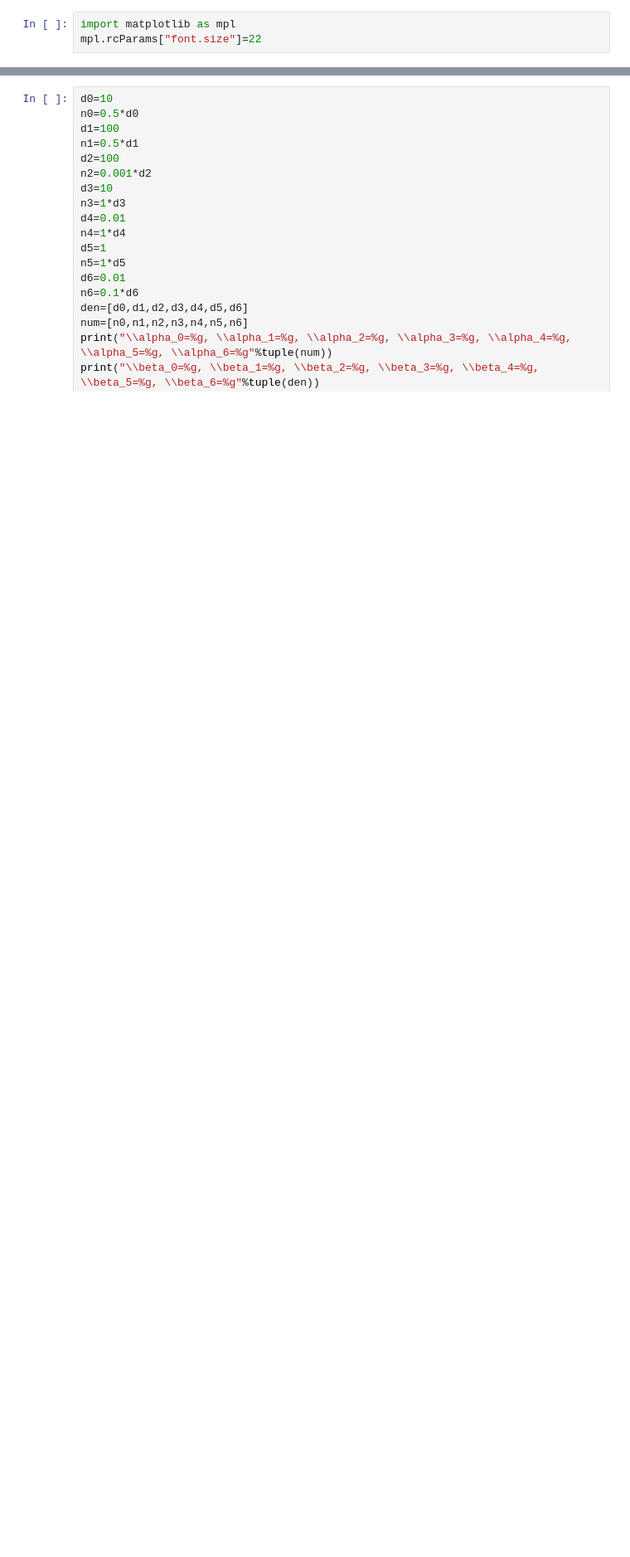
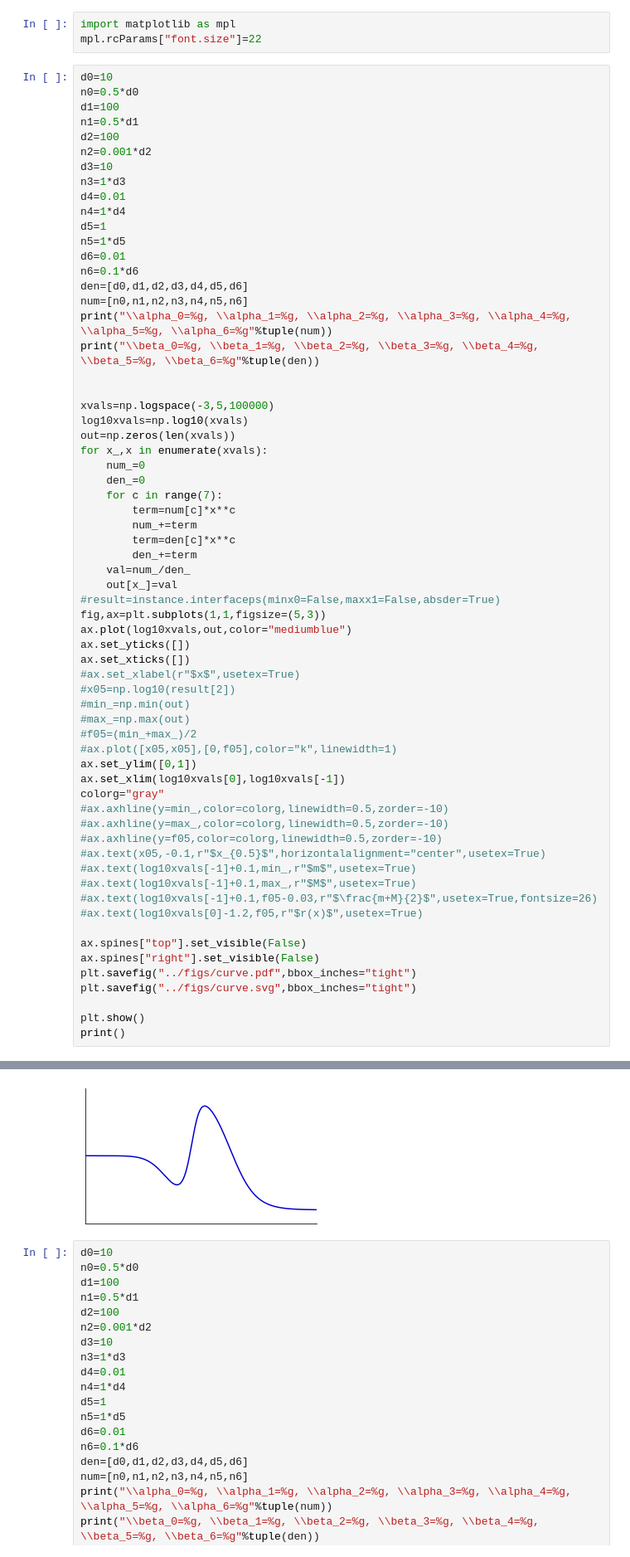
Before and after one commit to rosamc/universal-boundaries-Hopfield-barrier, a Jupyter notebook: main_notebooks/FigS2.ipynb, the cells around one changed output, grey strips where cells are left out. Shown: that part at 83% size. Saved outputs shown, nothing was run; the diff lists cells and outputs as text; blank space fills up the shorter version.

```diff
--- a/main_notebooks/FigS2.ipynb
+++ b/main_notebooks/FigS2.ipynb
@@ -9,3 +9,68 @@ instance=N6univ.GRFCalculations_100_100_15()
 # %%
 import matplotlib as mpl
 mpl.rcParams["font.size"]=22
+# %%
+d0=10
+n0=0.5*d0
+d1=100
+n1=0.5*d1
+d2=100
+n2=0.001*d2
+d3=10
+n3=1*d3
+d4=0.01
+n4=1*d4
+d5=1
+n5=1*d5
+d6=0.01
+n6=0.1*d6
+den=[d0,d1,d2,d3,d4,d5,d6]
+num=[n0,n1,n2,n3,n4,n5,n6]
+print("\\alpha_0=%g, \\alpha_1=%g, \\alpha_2=%g, \\alpha_3=%g, \\alpha_4=%g, \\alpha_5=%g, \\alpha_6=%g"%tuple(num))
+print("\\beta_0=%g, \\beta_1=%g, \\beta_2=%g, \\beta_3=%g, \\beta_4=%g, \\beta_5=%g, \\beta_6=%g"%tuple(den))
+
+
+xvals=np.logspace(-3,5,100000)
+log10xvals=np.log10(xvals)
+out=np.zeros(len(xvals))
+for x_,x in enumerate(xvals):
+    num_=0
+    den_=0
+    for c in range(7):
+        term=num[c]*x**c
+        num_+=term
+        term=den[c]*x**c
+        den_+=term
+    val=num_/den_
+    out[x_]=val
+#result=instance.interfaceps(minx0=False,maxx1=False,absder=True)
+fig,ax=plt.subplots(1,1,figsize=(5,3))
+ax.plot(log10xvals,out,color="mediumblue")
+ax.set_yticks([])
+ax.set_xticks([])
+#ax.set_xlabel(r"$x$",usetex=True)
+#x05=np.log10(result[2])
+#min_=np.min(out)
+#max_=np.max(out)
+#f05=(min_+max_)/2
+#ax.plot([x05,x05],[0,f05],color="k",linewidth=1)
+ax.set_ylim([0,1])
+ax.set_xlim(log10xvals[0],log10xvals[-1])
+colorg="gray"
+#ax.axhline(y=min_,color=colorg,linewidth=0.5,zorder=-10)
+#ax.axhline(y=max_,color=colorg,linewidth=0.5,zorder=-10)
+#ax.axhline(y=f05,color=colorg,linewidth=0.5,zorder=-10)
+#ax.text(x05,-0.1,r"$x_{0.5}$",horizontalalignment="center",usetex=True)
+#ax.text(log10xvals[-1]+0.1,min_,r"$m$",usetex=True)
+#ax.text(log10xvals[-1]+0.1,max_,r"$M$",usetex=True)
+#ax.text(log10xvals[-1]+0.1,f05-0.03,r"$\frac{m+M}{2}$",usetex=True,fontsize=26)
+#ax.text(log10xvals[0]-1.2,f05,r"$r(x)$",usetex=True)
+
+ax.spines["top"].set_visible(False)
+ax.spines["right"].set_visible(False)
+plt.savefig("../figs/curve.pdf",bbox_inches="tight")
+plt.savefig("../figs/curve.svg",bbox_inches="tight")
+
+plt.show()
+print()
+# %% [output]
@@ -12,3 +79,4 @@ mpl.rcParams["font.size"]=22
+[figure, added]
 # %%
 d0=10
 n0=0.5*d0
```
Also changed, not shown: parts of 3 cells of this notebook, 20 other files.
